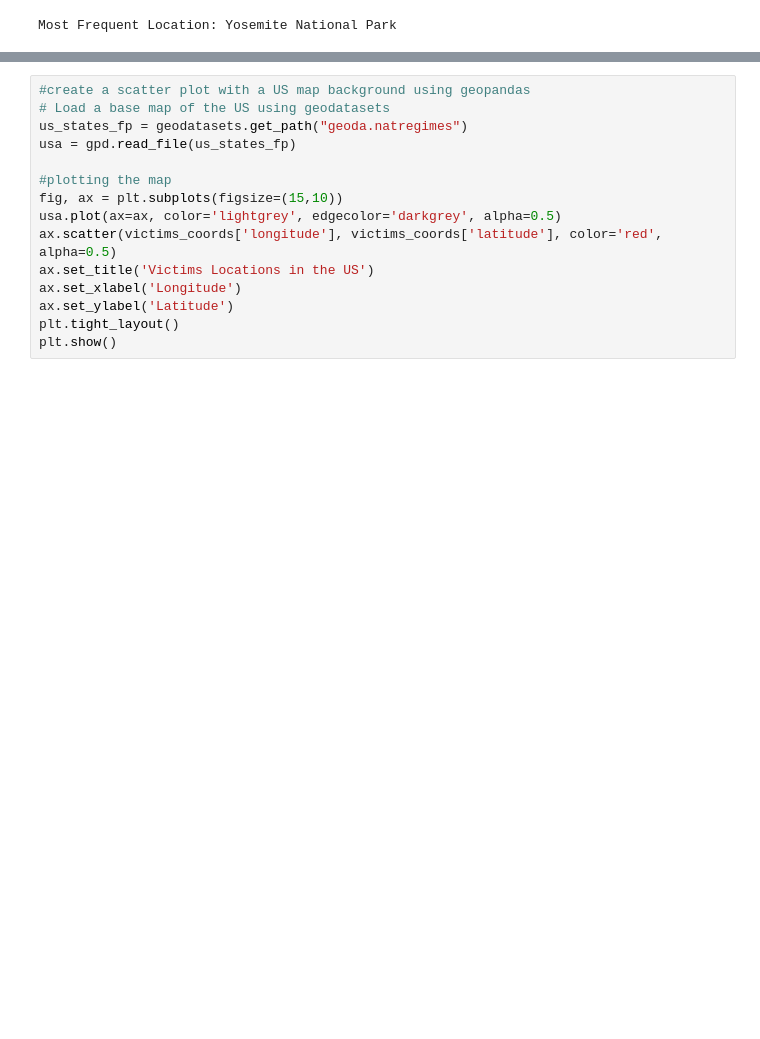
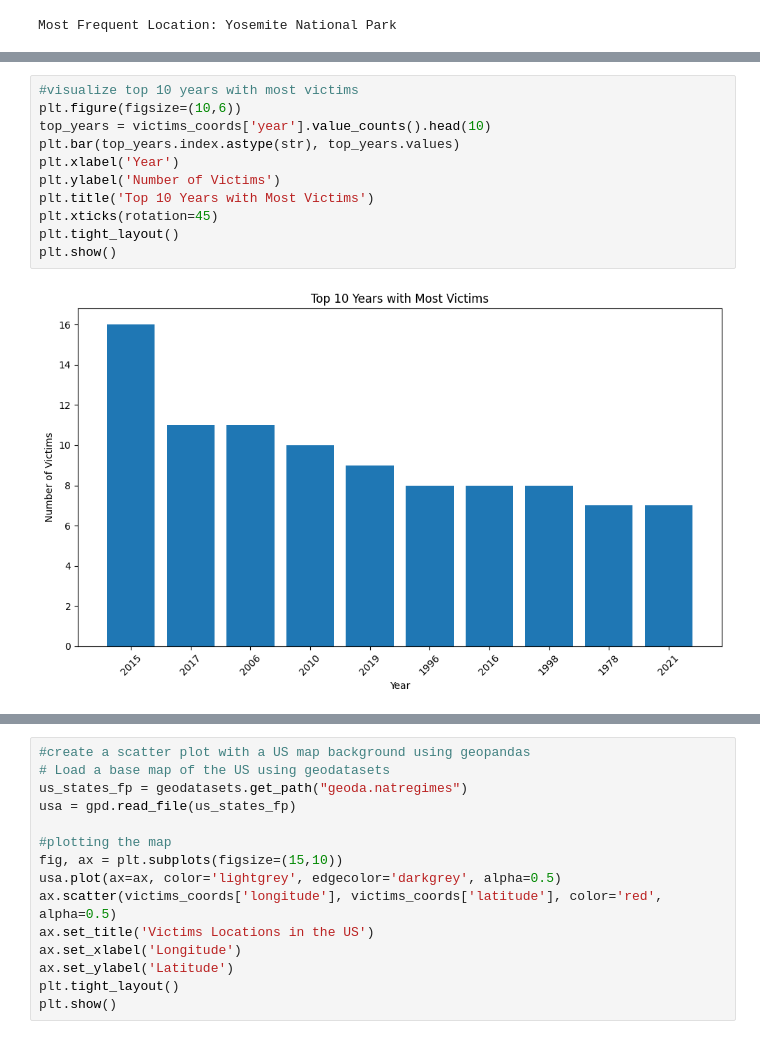
Before and after one commit to ryann1004/Capstone_RobertYann, a Jupyter notebook: Notebooks/Capstone_RY.ipynb, the cells around one changed output, grey strips where cells are left out. Saved outputs shown, nothing was run; the diff lists cells and outputs as text; blank space fills up the shorter version.

```diff
--- a/Notebooks/Capstone_RY.ipynb
+++ b/Notebooks/Capstone_RY.ipynb
@@ -235,2 +266,15 @@ Name: count, Length: 147, dtype: int64
+# %%
+#visualize top 10 years with most victims
+plt.figure(figsize=(10,6))
+top_years = victims_coords['year'].value_counts().head(10)
+plt.bar(top_years.index.astype(str), top_years.values)
+plt.xlabel('Year')
+plt.ylabel('Number of Victims')
+plt.title('Top 10 Years with Most Victims')
+plt.xticks(rotation=45)
+plt.tight_layout()
+plt.show()
+# %% [output]
+[figure, added]
 # %%
 plt.figure(figsize=(10,6))
```
Also changed, not shown: parts of 8 cells of this notebook, 2 other files.
